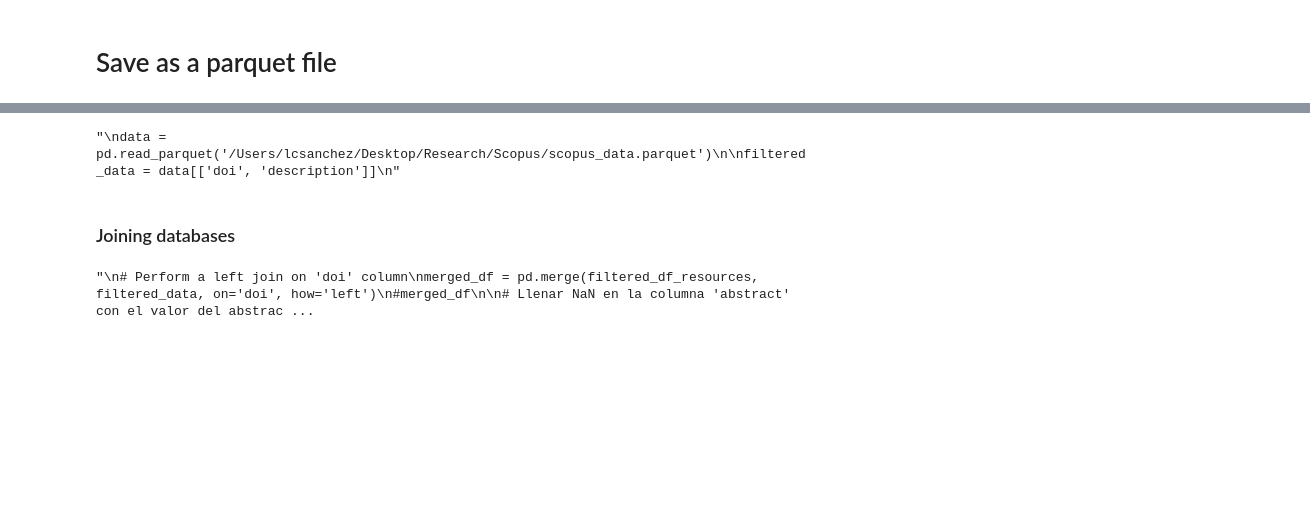
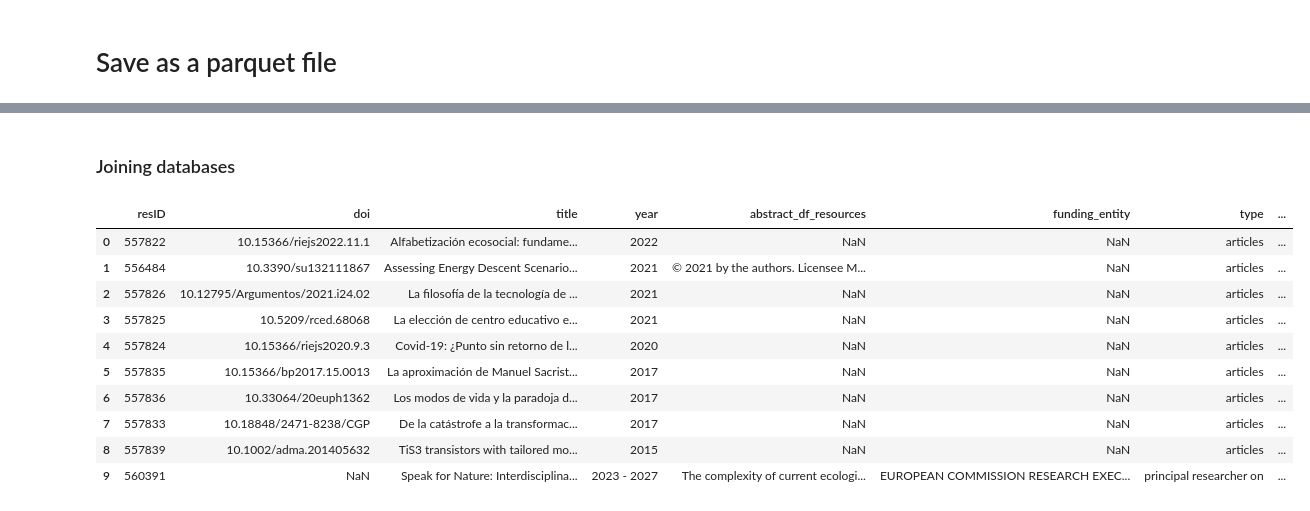
Before and after one commit to AI4University/data_ingest, a Jupyter notebook: UC3M ResearchPortal/Research Portal Scraping.ipynb, the cells around one changed output, grey strips where cells are left out. Drawn from its saved outputs; the diff is of its cells as text; code cells hidden in the pictures; blank space fills up the shorter version.

```diff
--- a/UC3M ResearchPortal/Research Portal Scraping.ipynb
+++ b/UC3M ResearchPortal/Research Portal Scraping.ipynb
@@ -474,6 +486,3 @@ for column in columns_to_process:
 # %%
-"""
-# Filter the dataset by observations that have at least doi or at least abstract (so, an observation that can be completed if it has no abstract)
+# Filter the dataset by observations that have at least doi or at least abstract (that can be tracked)
 filtered_df_resources = df_resources[(df_resources['doi'].isna() & ~df_resources['abstract'].isna()) | (~df_resources['doi'].isna() & ~df_resources['abstract'].isna()) | (~df_resources['doi'].isna() & df_resources['abstract'].isna())]
-filtered_df_resources.reset_index(drop=True, inplace=True)
-"""
@@ -484,10 +493,7 @@ filtered_df_resources.reset_index(drop=True, inplace=True)
 # %%
-"""
 data = pd.read_parquet('/Users/lcsanchez/Desktop/Research/Scopus/scopus_data.parquet')
-
-filtered_data = data[['doi', 'description']]
-"""
-# %% [output]
-"\ndata = pd.read_parquet('/Users/lcsanchez/Desktop/Research/Scopus/scopus_data.parquet')\n\nfiltered_data = data[['doi', 'description']]\n"
+# %%
+filtered_data = data[['doi', 'abstract']]
+#filtered_data.head()
 # %% [markdown]
 ### Joining databases
@@ -494,20 +502,23 @@ filtered_data = data[['doi', 'description']]
 # %%
-"""
 # Perform a left join on 'doi' column
-merged_df = pd.merge(filtered_df_resources, filtered_data, on='doi', how='left')
+merged_df = pd.merge(filtered_df_resources, filtered_data, on='doi', how='left', suffixes=('_df_resources', '_filtered_data'))
 #merged_df
 
-# Llenar NaN en la columna 'abstract' con el valor del abstract de SCOPUS ('description' column) si 'abstract' está vacía
-merged_df['abstract'] = merged_df['abstract'].combine_first(merged_df['description'])
-
-# Eliminamos los duplicados
-merged_df.drop_duplicates(subset='resID', keep='first', inplace=True)
-
-merged_df = merged_df.drop(columns=['description'])
-
-# Save the merged table as a CSV file
-merged_df.to_csv(relative_path + 'outputs/merged_table.csv', index=False)
-
-"""
+# Llenar NaN en la columna 'abstract_df_resources' con el valor de  si ambas columnas están vacías
+merged_df['abstract_df_resources'] = merged_df['abstract_df_resources'].combine_first(merged_df['abstract_filtered_data'])
-# %% [output]
-"\n# Perform a left join on 'doi' column\nmerged_df = pd.merge(filtered_df_resources, filtered_data, on='doi', how='left')\n#merged_df\n\n# Llenar NaN en la columna 'abstract' con el valor del abstrac ...
+# %%
+# Eliminamos los duplicados
+merged_df.drop_duplicates(subset='resID', keep='first', inplace=True)
+merged_df.head(100)
+# %% [output]
+|  | resID | doi | title | year | abstract_df_resources | funding_entity | type | ... |
+| 0 | 557822 | 10.15366/riejs2022.11.1 | Alfabetización ecosocial: fundame... | 2022 | NaN | NaN | articles | ... |
+| 1 | 556484 | 10.3390/su132111867 | Assessing Energy Descent Scenario... | 2021 | © 2021 by the authors. Licensee M... | NaN | articles | ... |
+| 2 | 557826 | 10.12795/Argumentos/2021.i24.02 | La filosofía de la tecnología de ... | 2021 | NaN | NaN | articles | ... |
+| 3 | 557825 | 10.5209/rced.68068 | La elección de centro educativo e... | 2021 | NaN | NaN | articles | ... |
+| 4 | 557824 | 10.15366/riejs2020.9.3 | Covid-19: ¿Punto sin retorno de l... | 2020 | NaN | NaN | articles | ... |
+| 5 | 557835 | 10.15366/bp2017.15.0013 | La aproximación de Manuel Sacrist... | 2017 | NaN | NaN | articles | ... |
+| 6 | 557836 | 10.33064/20euph1362 | Los modos de vida y la paradoja d... | 2017 | NaN | NaN | articles | ... |
+| 7 | 557833 | 10.18848/2471-8238/CGP | De la catástrofe a la transformac... | 2017 | NaN | NaN | articles | ... |
+| 8 | 557839 | 10.1002/adma.201405632 | TiS3 transistors with tailored mo... | 2015 | NaN | NaN | articles | ... |
+| 9 | 560391 | NaN | Speak for Nature: Interdisciplina... | 2023 - 2027 | The complexity of current ecologi... | EUROPEAN COMMISSION RESEARCH EXEC... | principal researcher on | ... |
```
Also changed, not shown: parts of 31 cells of this notebook.
